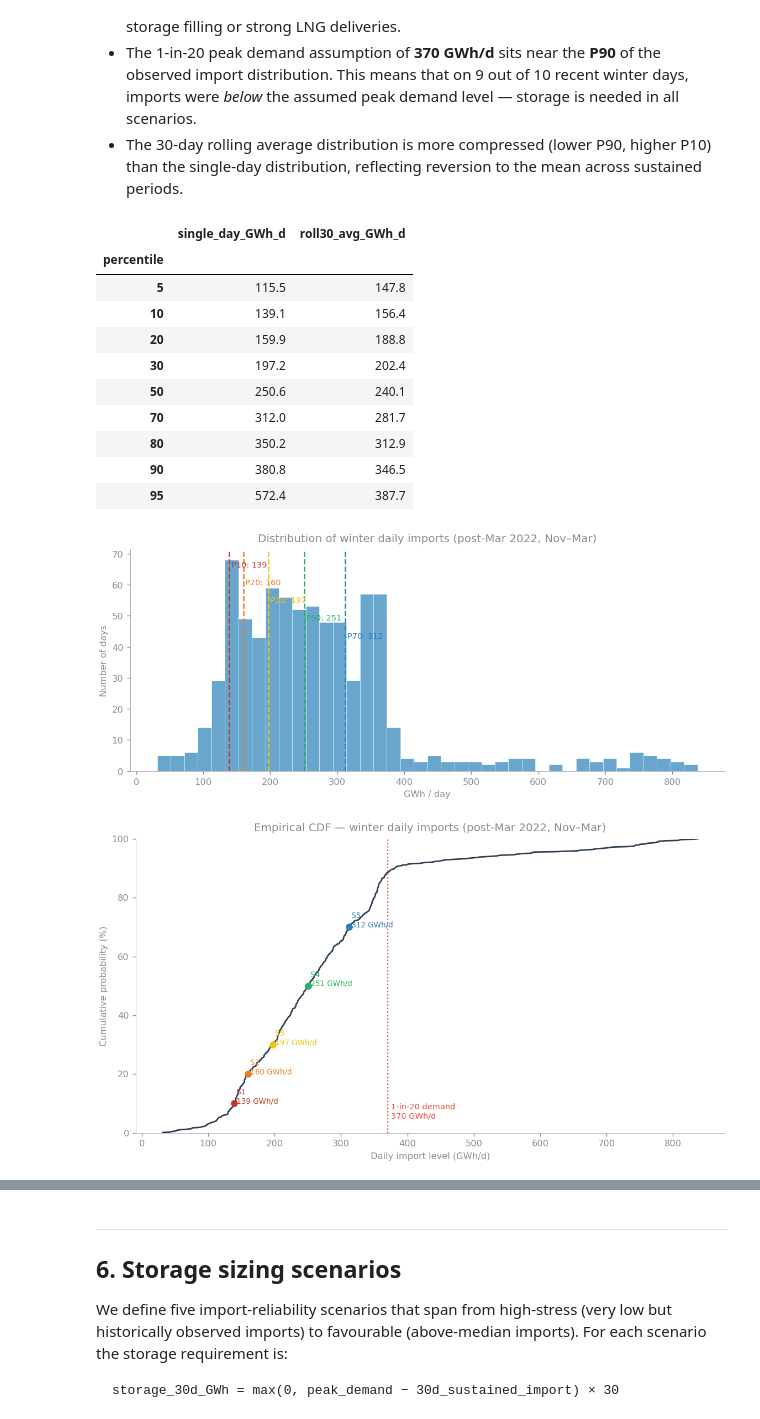
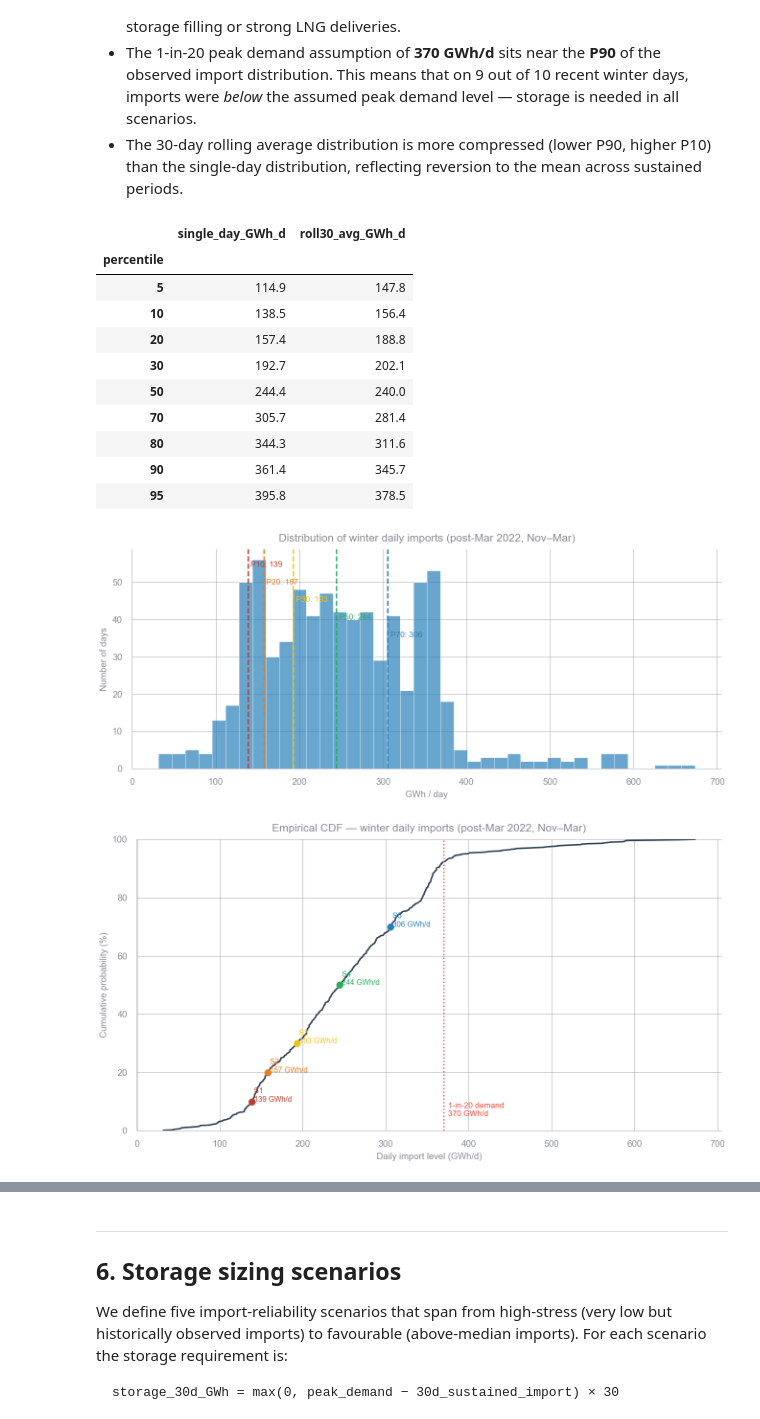
Before and after one commit to sikmartin/bsd_revamp, a Jupyter notebook: notebooks/analysis.ipynb, the cells around one changed output, grey strips where cells are left out. Cells and saved outputs as stored; diff of their text form; code cells hidden in the pictures.

```diff
--- a/notebooks/analysis.ipynb
+++ b/notebooks/analysis.ipynb
@@ -79,17 +79,15 @@ We load two views of the same raw file:
 3. **`daily_full`** — same as `daily` but without the cutoff, loaded purely
    for the historical time-series chart in Section 2.
 # %%
-daily = bdata.load_daily_imports(DATA_FILE, cutoff=CUTOFF)
-daily_by_source = bdata.load_daily_imports_by_source(DATA_FILE, cutoff=CUTOFF)
+daily = load_daily_imports(cutoff=CUTOFF)
+daily_by_source = load_daily_imports_by_source(cutoff=CUTOFF)
 
 # Full history for the structural-break chart only.
-daily_full = bdata.load_daily_imports(
-    DATA_FILE,
-    cutoff=pd.Timestamp("2020-01-01"),   # go back to start of dataset
-)
+daily_full = load_daily_imports(cutoff="2020-01-01")
 
-print(f"Post-cutoff observations : {len(daily):,} days")
-print(f"Date range               : {daily['date'].min().date()} → {daily['date'].max().date()}")
-print(f"Winter days (Nov–Mar)    : {daily['is_winter'].sum():,}")
+print(f"Post-cutoff observations: {len(daily):,} days")
+print(f"Date range: {daily['date'].min().date()} → {daily['date'].max().date()}")
+print(f"Winter days (Oct–Mar): {daily['is_winter'].sum():,}")
+
 daily.head(3)
 # %% [output]
@@ -208,36 +225,47 @@ The full percentile table is printed below.  Key observations:
   higher P10) than the single-day distribution, reflecting reversion to the
   mean across sustained periods.
 # %%
-ptable = bcap.import_percentile_table(daily)
+winter_vals = daily.loc[daily["is_winter"], "GWh_d"]
+roll30 = daily["GWh_d"].rolling(30, min_periods=30).mean()
+winter_roll = roll30[daily["is_winter"]].dropna()
+
+pcts = [5, 10, 20, 30, 50, 70, 80, 90, 95]
+ptable = pd.DataFrame(
+    {
+        "single_day_GWh_d": [winter_vals.quantile(p / 100) for p in pcts],
+        "roll30_avg_GWh_d": [winter_roll.quantile(p / 100) for p in pcts],
+    },
+    index=pd.Index(pcts, name="percentile"),
+)
 ptable.round(1)
 # %% [output]
 |  | single_day_GWh_d | roll30_avg_GWh_d |
 | percentile |  |  |
-| 5 | 115.5 | 147.8 |
-| 10 | 139.1 | 156.4 |
-| 20 | 159.9 | 188.8 |
-| 30 | 197.2 | 202.4 |
-| 50 | 250.6 | 240.1 |
-| 70 | 312.0 | 281.7 |
-| 80 | 350.2 | 312.9 |
-| 90 | 380.8 | 346.5 |
-| 95 | 572.4 | 387.7 |
+| 5 | 114.9 | 147.8 |
+| 10 | 138.5 | 156.4 |
+| 20 | 157.4 | 188.8 |
+| 30 | 192.7 | 202.1 |
+| 50 | 244.4 | 240.0 |
+| 70 | 305.7 | 281.4 |
+| 80 | 344.3 | 311.6 |
+| 90 | 361.4 | 345.7 |
+| 95 | 395.8 | 378.5 |
 # %%
 fig = bplot.winter_daily_histogram(
     daily,
-    percentiles=[s.import_percentile for s in bcap.DEFAULT_SCENARIOS],
+    percentiles=[s.percentile for s in bsd.DEFAULT_SCENARIOS],
 )
 fig.savefig(FIGS_DIR / "winter_import_histogram.png", bbox_inches="tight")
 fig;
 # %% [output]
-[figure, old version]
+[figure, new version]
 # %%
 fig = bplot.winter_cdf(
     daily,
-    scenarios=bcap.DEFAULT_SCENARIOS,
+    scenarios=bsd.DEFAULT_SCENARIOS,
     peak_demand_GWh_d=PEAK_DEMAND_GWH_D,
 )
 fig.savefig(FIGS_DIR / "winter_import_cdf.png", bbox_inches="tight")
 fig;
 # %% [output]
-[figure, old version]
+[figure, new version]
```
Also changed, not shown: parts of 10 cells of this notebook, 5 other files.
